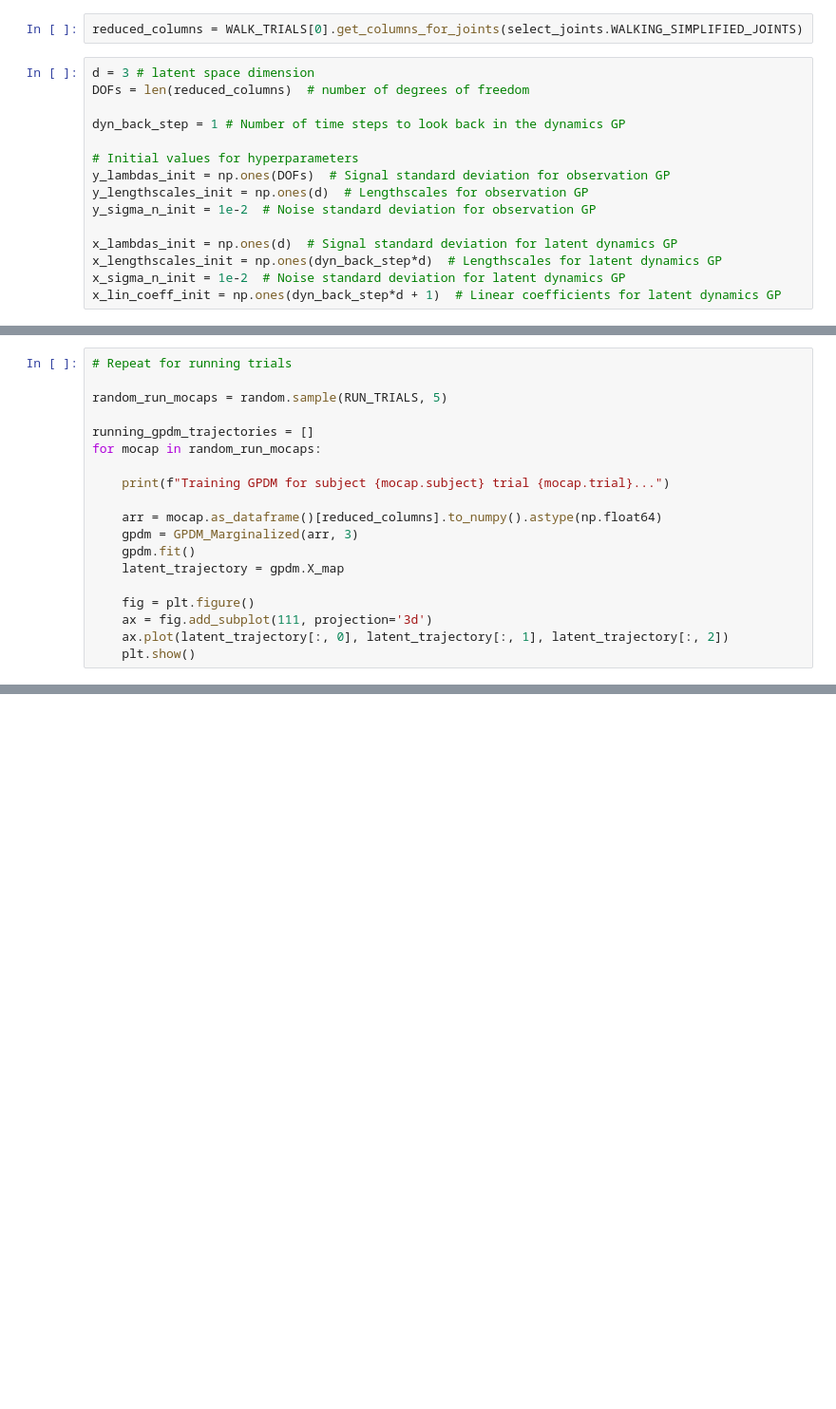
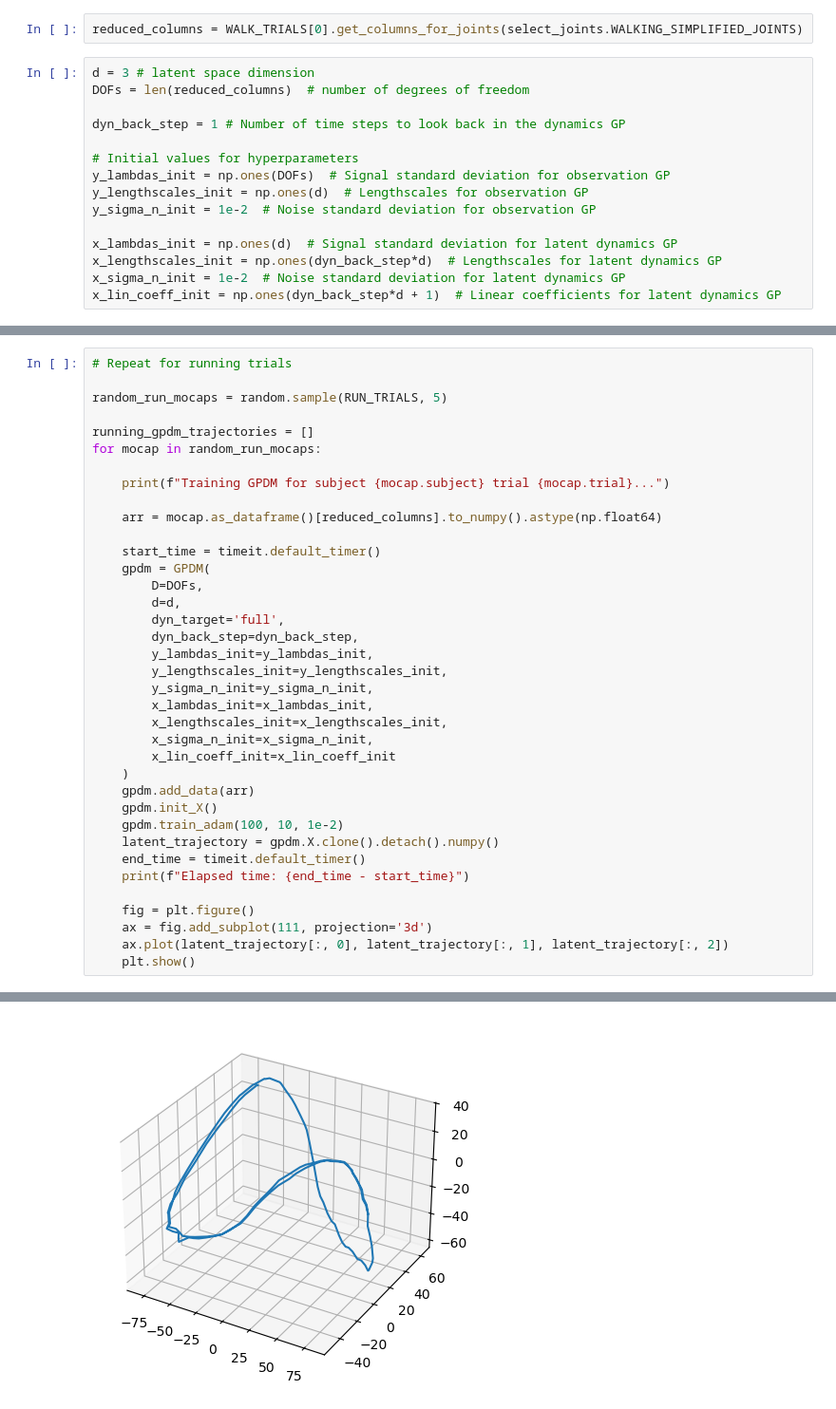
Before and after one commit to Priyanshu4/gpmdm, a Jupyter notebook: latent_trajectories.ipynb, the cells around one changed output, grey strips where cells are left out. Shown at 95% size. Cells and saved outputs as stored; diff of their text form; blank space fills up the shorter version.

```diff
--- a/latent_trajectories.ipynb
+++ b/latent_trajectories.ipynb
@@ -115,9 +93,27 @@ for mocap in random_run_mocaps:
     print(f"Training GPDM for subject {mocap.subject} trial {mocap.trial}...")
 
     arr = mocap.as_dataframe()[reduced_columns].to_numpy().astype(np.float64)
-    gpdm = GPDM_Marginalized(arr, 3)
-    gpdm.fit()
-    latent_trajectory = gpdm.X_map
+
+    start_time = timeit.default_timer()
+    gpdm = GPDM(
+        D=DOFs,
+        d=d,
+        dyn_target='full',
+        dyn_back_step=dyn_back_step,
+        y_lambdas_init=y_lambdas_init,
+        y_lengthscales_init=y_lengthscales_init,
+        y_sigma_n_init=y_sigma_n_init,
+        x_lambdas_init=x_lambdas_init,
+        x_lengthscales_init=x_lengthscales_init,
+        x_sigma_n_init=x_sigma_n_init,
+        x_lin_coeff_init=x_lin_coeff_init
+    )
+    gpdm.add_data(arr)
+    gpdm.init_X()
+    gpdm.train_adam(100, 10, 1e-2)
+    latent_trajectory = gpdm.X.clone().detach().numpy()
+    end_time = timeit.default_timer()
+    print(f"Elapsed time: {end_time - start_time}")
 
     fig = plt.figure()
     ax = fig.add_subplot(111, projection='3d')
@@ -127,0 +140 @@ Training GPDM for subject 35 trial 24...
+[figure, added]
```
Also changed, not shown: parts of 3 cells of this notebook, 3 other files.
